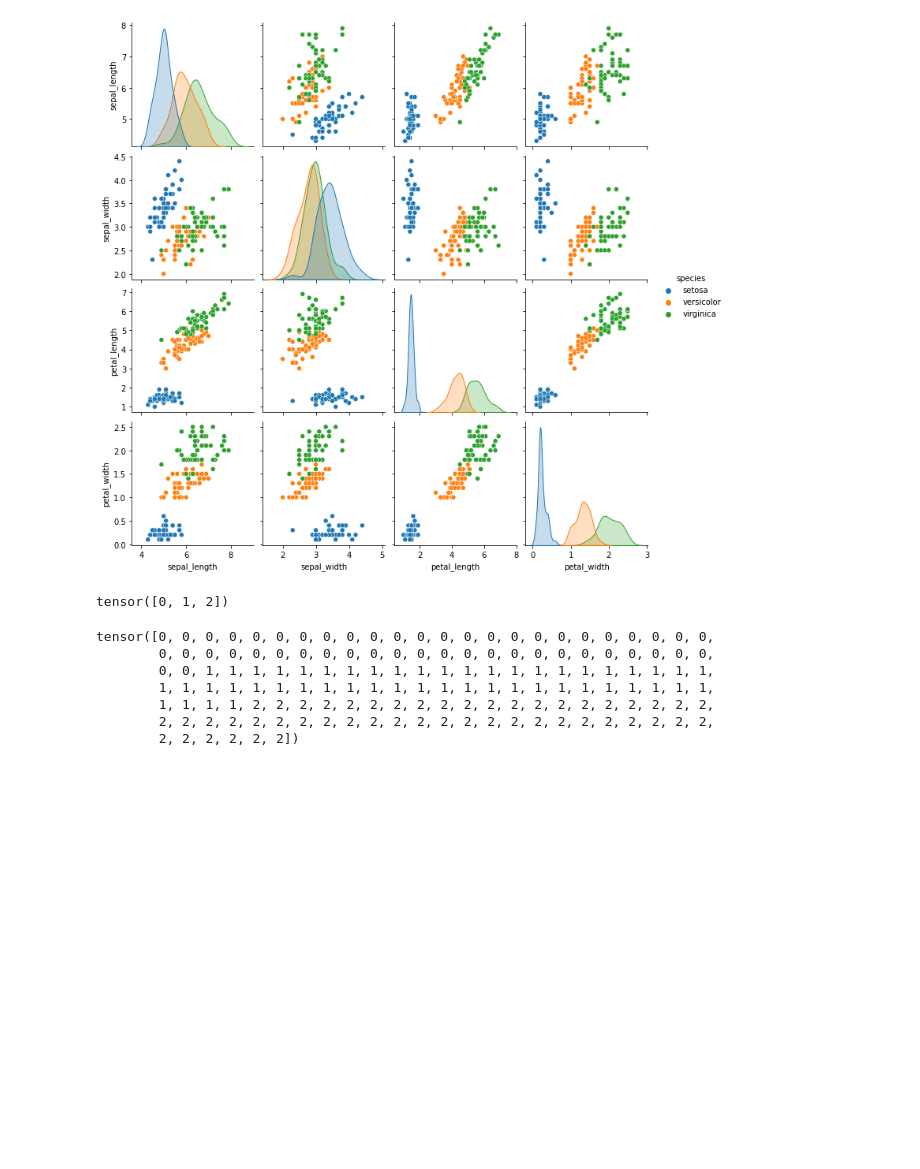
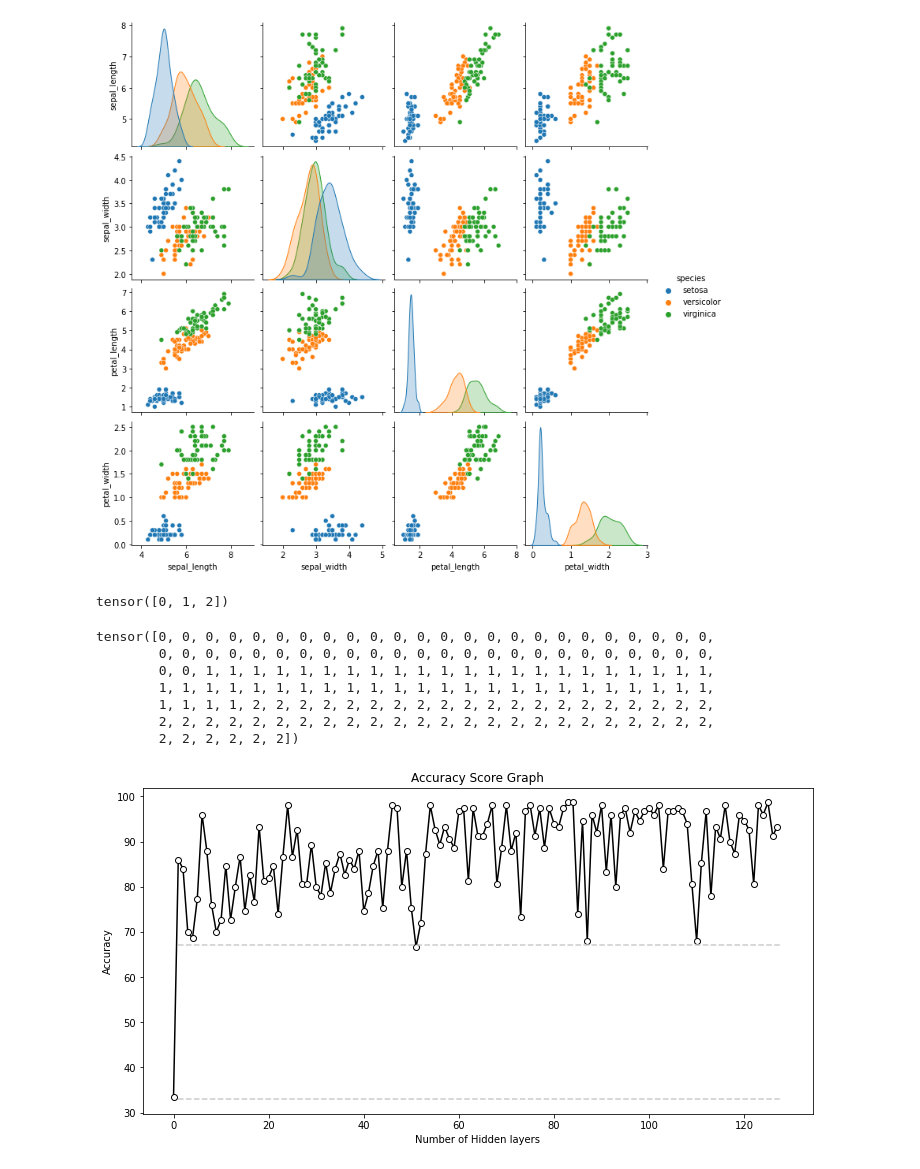
Before and after one commit to Sirfowahid/Artificial-Neural-Network, a Jupyter notebook: ANN-with-N-Hidden-Units.ipynb, the cells around one changed output. Cells and saved outputs as stored; diff of their text form; code cells hidden in the pictures; blank space fills up the shorter version.

Commit message:
Experiment complete and plot the graph

```diff
--- a/ANN-with-N-Hidden-Units.ipynb
+++ b/ANN-with-N-Hidden-Units.ipynb
@@ -54,3 +54,46 @@ def createIrisModel(nHidden):
     optimizer = torch.optim.SGD(ANNiris.parameters(),lr=0.1)
 
     return ANNiris,lossfun,optimizer
+# %%
+def trainTheModel(ANNiris):
+
+    losses = torch.zeros(numepochs)
+    ongoingAcc = []
+
+    for epochi in range(numepochs):
+
+        yHat = ANNiris(data)
+
+        loss = lossfun(yHat,labels)
+        losses[epochi] = loss
+
+        optimizer.zero_grad()
+        loss.backward()
+        optimizer.step()
+
+    predictions = ANNiris(data)
+
+    predlabels = torch.argmax(predictions,axis = 1)
+
+    return 100*torch.mean((predlabels==labels).float())
+# %%
+numepochs = 150
+numhiddens = np.arange(1,129)
+accuracies = []
+
+for nunits in numhiddens:
+    ANNiris,lossfun,optimizer = createIrisModel(nunits)
+
+    acc =trainTheModel(ANNiris)
+    accuracies.append(acc)
+# %%
+fig , ax = plt.subplots(1,figsize=(12,6))
+ax.plot(accuracies,'ko-',markerfacecolor='w')
+ax.plot(numhiddens[[0,-1]],[33,33],'--',color=[.8,.8,.8])
+ax.plot(numhiddens[[0,-1]],[67,67],'--',color=[.8,.8,.8])
+ax.set_xlabel('Number of Hidden layers')
+ax.set_ylabel('Accuracy')
+ax.set_title('Accuracy Score Graph')
+plt.show()
+# %% [output]
+[figure, added]
```
